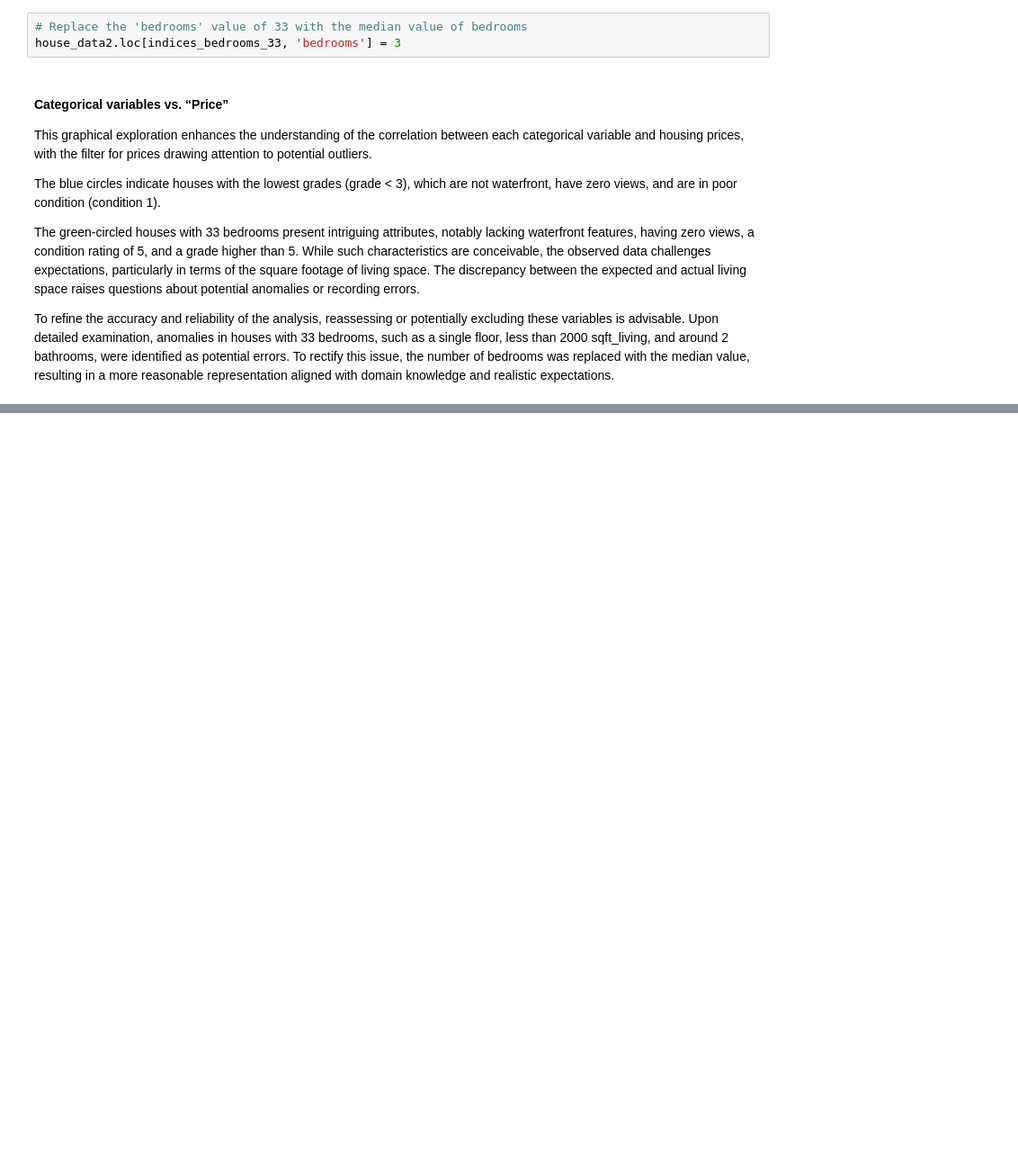
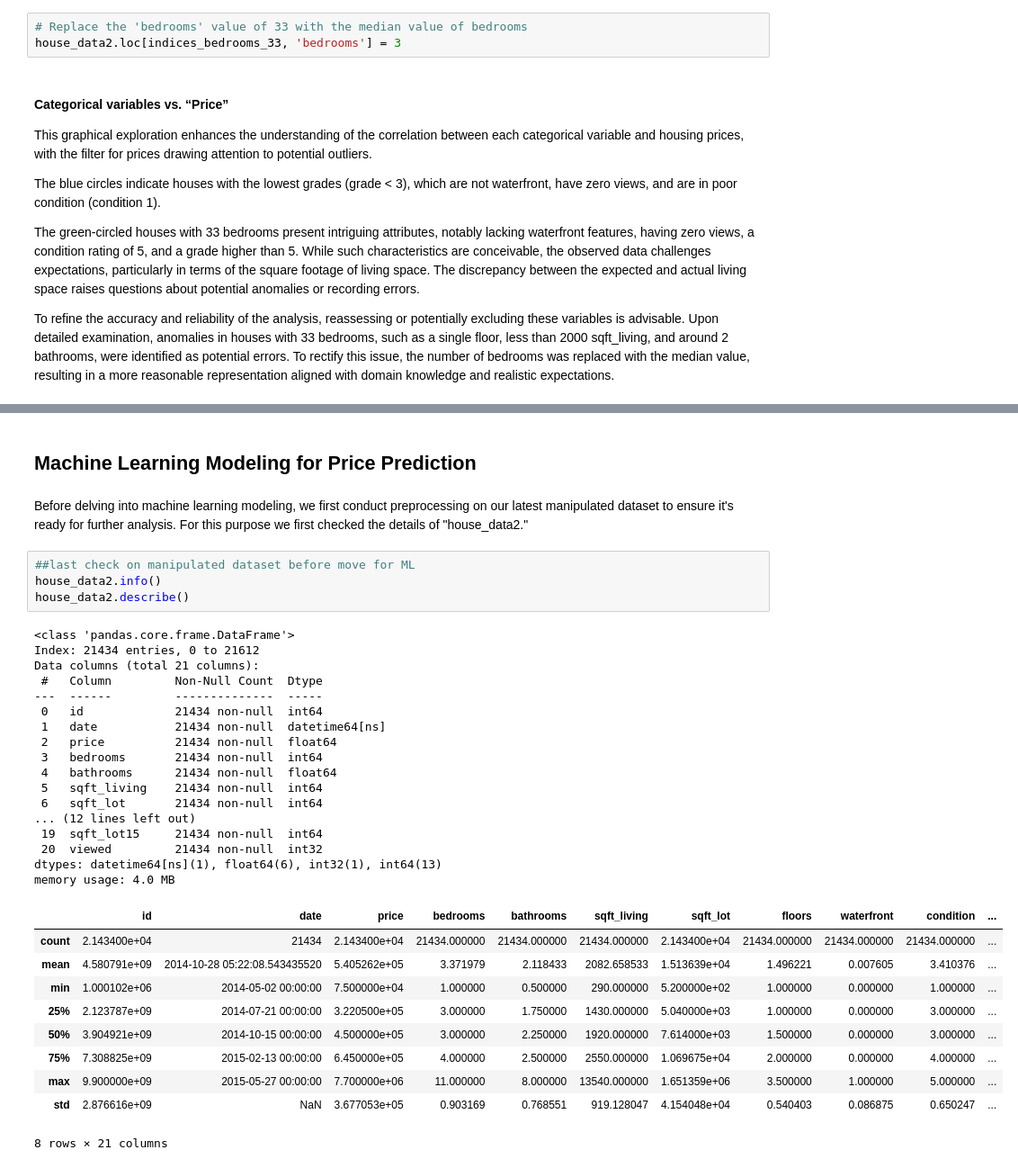
Before and after one commit to gizemguleli/RR_Project-Housing-Price-Dynamics-in-King-Cunty-WA, a Jupyter notebook: V1.ipynb, the cells around one changed output, grey strips where cells are left out. Shown at 90% size. Drawn from its saved outputs; the diff is of its cells as text; blank space fills up the shorter version.

```diff
--- a/V1.ipynb
+++ b/V1.ipynb
@@ -698,0 +631,36 @@ OverflowError: int too big to convert
+# %% [markdown]
+## Machine Learning Modeling for Price Prediction
+# %% [markdown]
+Before delving into machine learning modeling, we first conduct preprocessing on our latest manipulated dataset to ensure it's ready for further analysis. For this purpose we first checked the details of "house_data2."
+# %%
+##last check on manipulated dataset before move for ML
+house_data2.info()
+house_data2.describe()
+# %% [output]
+<class 'pandas.core.frame.DataFrame'>
+Index: 21434 entries, 0 to 21612
+Data columns (total 21 columns):
+ #   Column         Non-Null Count  Dtype
+---  ------         --------------  -----
+ 0   id             21434 non-null  int64
+ 1   date           21434 non-null  datetime64[ns]
+ 2   price          21434 non-null  float64
+ 3   bedrooms       21434 non-null  int64
+ 4   bathrooms      21434 non-null  float64
+ 5   sqft_living    21434 non-null  int64
+ 6   sqft_lot       21434 non-null  int64
+... (12 lines left out)
+ 19  sqft_lot15     21434 non-null  int64
+ 20  viewed         21434 non-null  int32
+dtypes: datetime64[ns](1), float64(6), int32(1), int64(13)
+memory usage: 4.0 MB
+|  | id | date | price | bedrooms | bathrooms | sqft_living | sqft_lot | floors | waterfront | condition | ... |
+| count | 2.143400e+04 | 21434 | 2.143400e+04 | 21434.000000 | 21434.000000 | 21434.000000 | 2.143400e+04 | 21434.000000 | 21434.000000 | 21434.000000 | ... |
+| mean | 4.580791e+09 | 2014-10-28 05:22:08.543435520 | 5.405262e+05 | 3.371979 | 2.118433 | 2082.658533 | 1.513639e+04 | 1.496221 | 0.007605 | 3.410376 | ... |
+| min | 1.000102e+06 | 2014-05-02 00:00:00 | 7.500000e+04 | 1.000000 | 0.500000 | 290.000000 | 5.200000e+02 | 1.000000 | 0.000000 | 1.000000 | ... |
+| 25% | 2.123787e+09 | 2014-07-21 00:00:00 | 3.220500e+05 | 3.000000 | 1.750000 | 1430.000000 | 5.040000e+03 | 1.000000 | 0.000000 | 3.000000 | ... |
+| 50% | 3.904921e+09 | 2014-10-15 00:00:00 | 4.500000e+05 | 3.000000 | 2.250000 | 1920.000000 | 7.614000e+03 | 1.500000 | 0.000000 | 3.000000 | ... |
+| 75% | 7.308825e+09 | 2015-02-13 00:00:00 | 6.450000e+05 | 4.000000 | 2.500000 | 2550.000000 | 1.069675e+04 | 2.000000 | 0.000000 | 4.000000 | ... |
+| max | 9.900000e+09 | 2015-05-27 00:00:00 | 7.700000e+06 | 11.000000 | 8.000000 | 13540.000000 | 1.651359e+06 | 3.500000 | 1.000000 | 5.000000 | ... |
+| std | 2.876616e+09 | NaN | 3.677053e+05 | 0.903169 | 0.768551 | 919.128047 | 4.154048e+04 | 0.540403 | 0.086875 | 0.650247 | ... |
+8 rows × 21 columns
```
Also changed, not shown: parts of 35 cells of this notebook, 1 other file.
